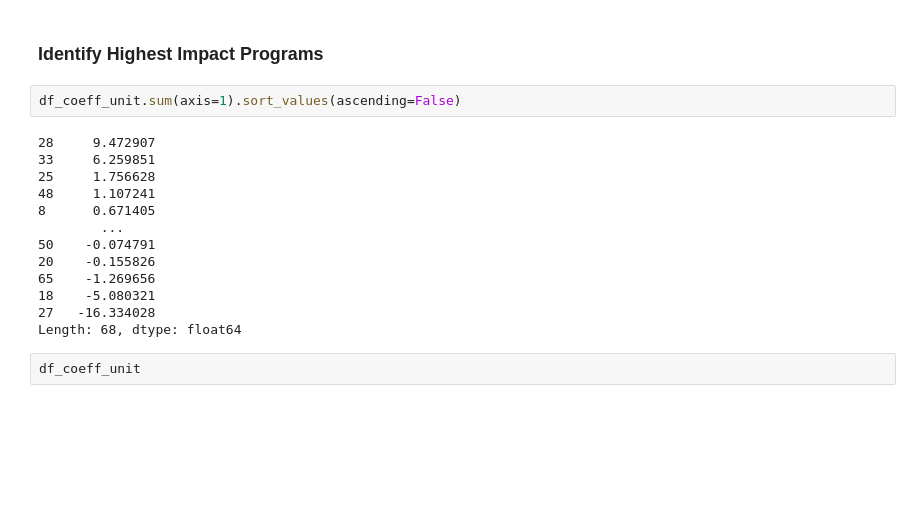
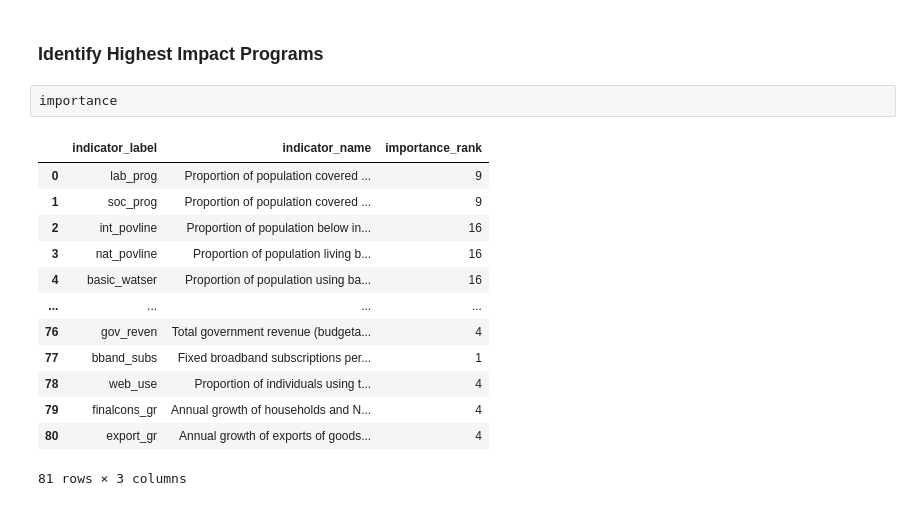
Before and after one commit to rapsoj/ai-for-sdg, a Jupyter notebook: analyse_data.ipynb, the cells around one changed output. Cells and saved outputs as stored; diff of their text form; blank space fills up the shorter version.

```diff
--- a/analyse_data.ipynb
+++ b/analyse_data.ipynb
@@ -178,19 +108,18 @@ df_coeff_unit_scaled
 # %% [markdown]
 ### Identify Highest Impact Programs
-# %%
-df_coeff_unit.sum(axis=1).sort_values(ascending=False)
-# %% [output]
-28     9.472907
-33     6.259851
-25     1.756628
-48     1.107241
-8      0.671405
-        ...
-50    -0.074791
-20    -0.155826
-65    -1.269656
-18    -5.080321
-27   -16.334028
-Length: 68, dtype: float64
-# %%
-df_coeff_unit
+# %%
+importance
+# %% [output]
+|  | indicator_label | indicator_name | importance_rank |
+| 0 | lab_prog | Proportion of population covered ... | 9 |
+| 1 | soc_prog | Proportion of population covered ... | 9 |
+| 2 | int_povline | Proportion of population below in... | 16 |
+| 3 | nat_povline | Proportion of population living b... | 16 |
+| 4 | basic_watser | Proportion of population using ba... | 16 |
+| ... | ... | ... | ... |
+| 76 | gov_reven | Total government revenue (budgeta... | 4 |
+| 77 | bband_subs | Fixed broadband subscriptions per... | 1 |
+| 78 | web_use | Proportion of individuals using t... | 4 |
+| 79 | finalcons_gr | Annual growth of households and N... | 4 |
+| 80 | export_gr | Annual growth of exports of goods... | 4 |
+81 rows × 3 columns
```
Also changed, not shown: parts of 25 cells of this notebook, 10 other files.
